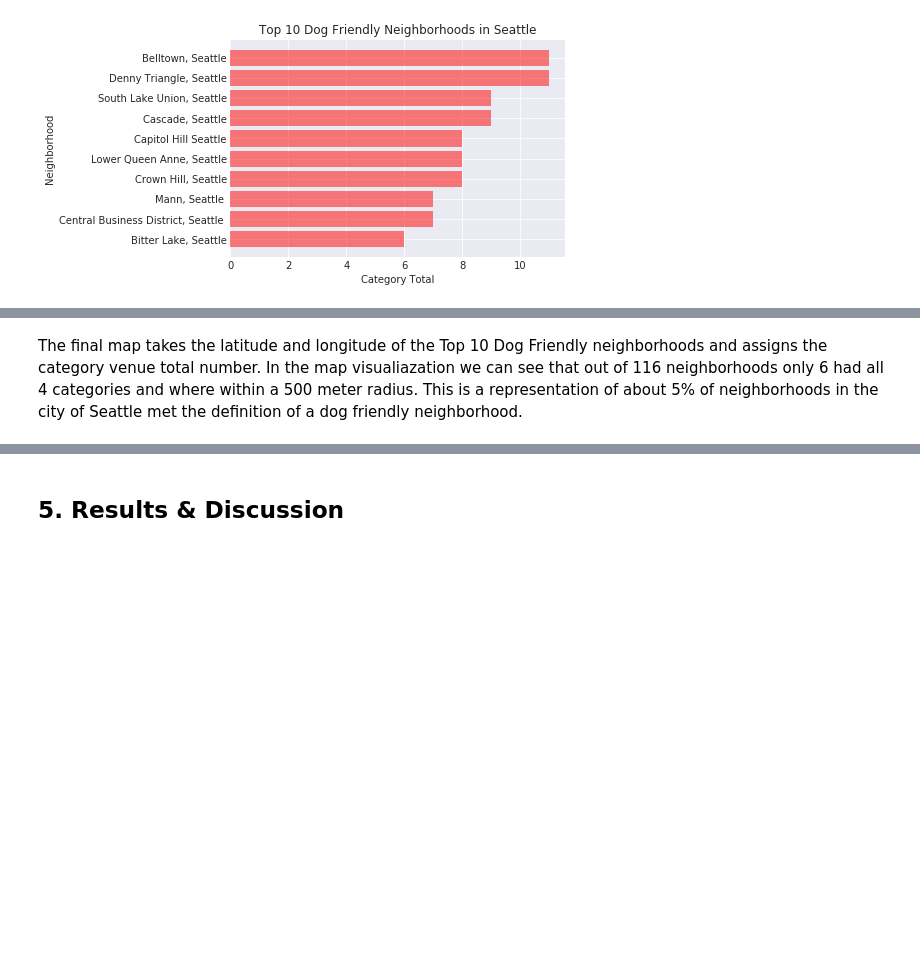
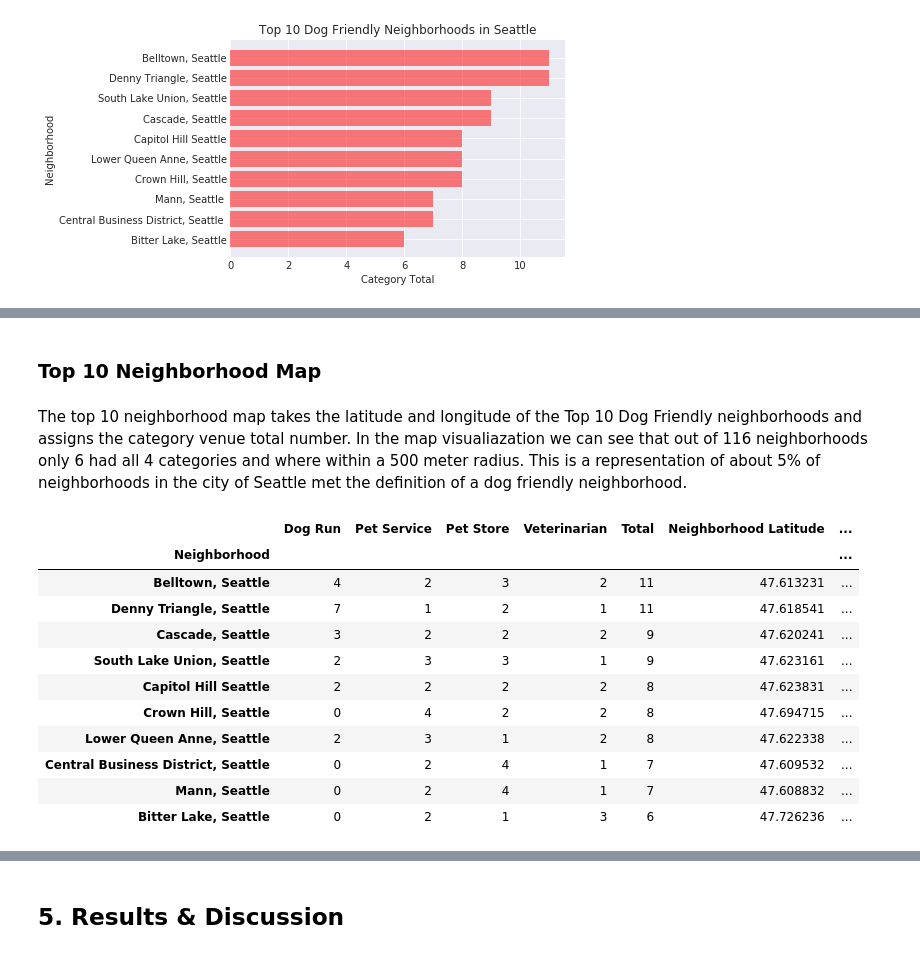
Before and after one commit to scrooksjr/Coursera_Capstone, a Jupyter notebook: Coursera Capstone Notebook (Week 2).ipynb, the cells around one changed output, grey strips where cells are left out. Saved outputs shown, nothing was run; the diff lists cells and outputs as text; code cells hidden in the pictures; blank space fills up the shorter version.

```diff
--- a/Coursera Capstone Notebook (Week 2).ipynb
+++ b/Coursera Capstone Notebook (Week 2).ipynb
@@ -1230,5 +1308,25 @@ final_map[:10]
+# %% [markdown]
+### Top 10 Neighborhood Map
 # %% [markdown]
-The final map takes the latitude and longitude of the Top 10 Dog Friendly neighborhoods and assigns the category venue total number. In the map visualiazation we can see that out of 116 neighborhoods only 6 had all 4 categories and where within a 500 meter radius. This is a representation of about 5% of neighborhoods in the city of Seattle met the definition of a dog friendly neighborhood.
+The top 10 neighborhood map takes the latitude and longitude of the Top 10 Dog Friendly neighborhoods and assigns the category venue total number. In the map visualiazation we can see that out of 116 neighborhoods only 6 had all 4 categories and where within a 500 meter radius. This is a representation of about 5% of neighborhoods in the city of Seattle met the definition of a dog friendly neighborhood.
+# %%
+final_map.reset_index(drop=True, inplace=True)
+final_map = top10[:10].merge(concat_df, on = 'Neighborhood', how = 'left').sort_values('Total', ascending=False)
+top10_map = final_map.groupby('Neighborhood').mean().sort_values('Total', ascending=False)
+top10_map
+# %% [output]
+|  | Dog Run | Pet Service | Pet Store | Veterinarian | Total | Neighborhood Latitude | ... |
+| Neighborhood |  |  |  |  |  |  | ... |
+| Belltown, Seattle | 4 | 2 | 3 | 2 | 11 | 47.613231 | ... |
+| Denny Triangle, Seattle | 7 | 1 | 2 | 1 | 11 | 47.618541 | ... |
+| Cascade, Seattle | 3 | 2 | 2 | 2 | 9 | 47.620241 | ... |
+| South Lake Union, Seattle | 2 | 3 | 3 | 1 | 9 | 47.623161 | ... |
+| Capitol Hill Seattle | 2 | 2 | 2 | 2 | 8 | 47.623831 | ... |
+| Crown Hill, Seattle | 0 | 4 | 2 | 2 | 8 | 47.694715 | ... |
+| Lower Queen Anne, Seattle | 2 | 3 | 1 | 2 | 8 | 47.622338 | ... |
+| Central Business District, Seattle | 0 | 2 | 4 | 1 | 7 | 47.609532 | ... |
+| Mann, Seattle | 0 | 2 | 4 | 1 | 7 | 47.608832 | ... |
+| Bitter Lake, Seattle | 0 | 2 | 1 | 3 | 6 | 47.726236 | ... |
 # %%
 # create map of Seattle using latitude and longitude values
 map_seattle = folium.Map(location=[latitude, longitude], zoom_start=10)
```
Also changed, not shown: parts of 13 cells of this notebook.
